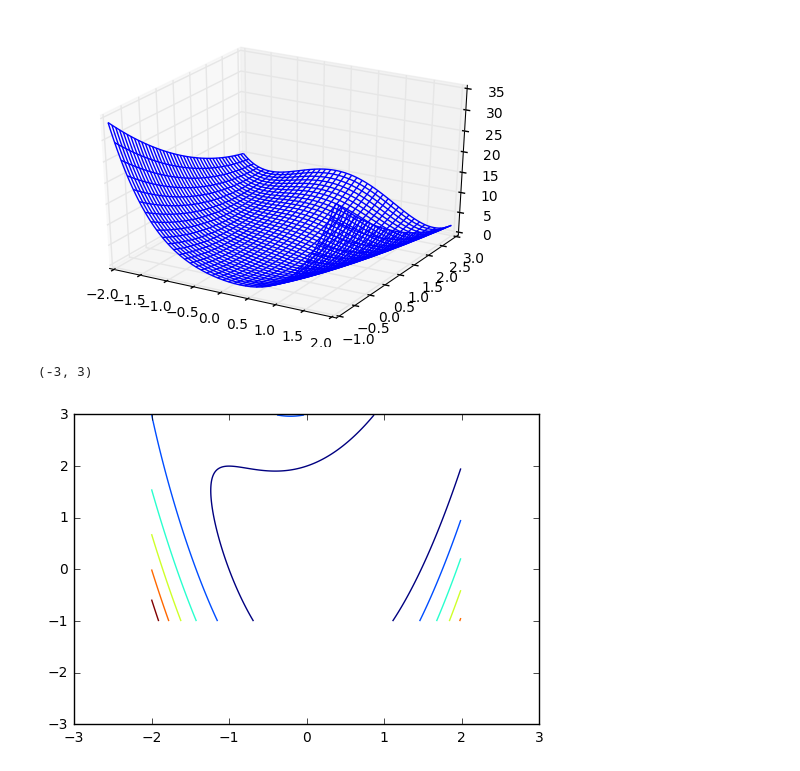
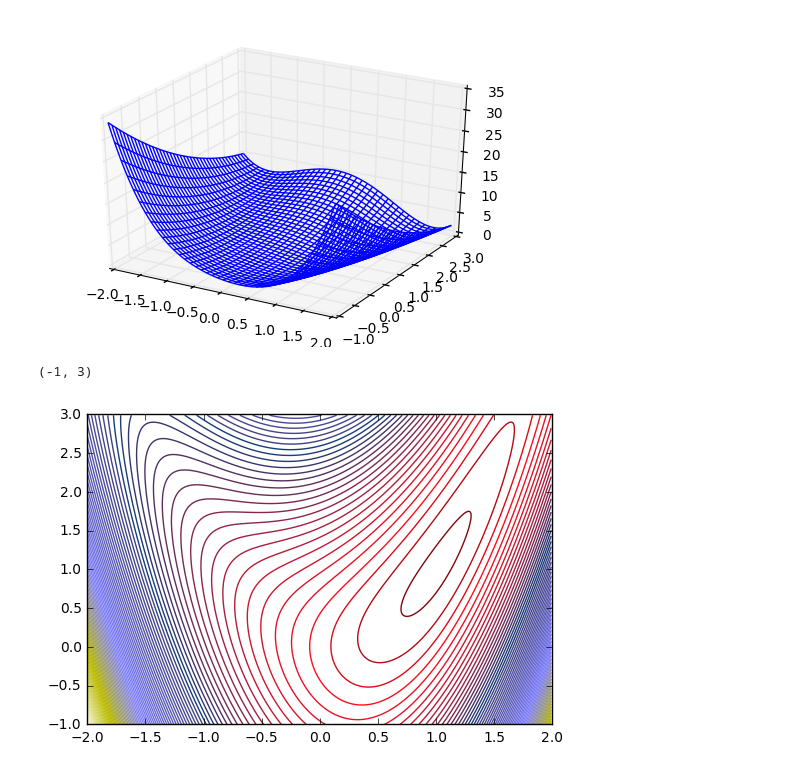
Before and after one commit to inyoot/JST, a Jupyter notebook: Maximum Likelihood Regression.ipynb, the cells around one changed output. Drawn from its saved outputs; the diff is of its cells as text; code cells hidden in the pictures.

Commit message:
add contour map

```diff
--- a/Maximum Likelihood Regression.ipynb
+++ b/Maximum Likelihood Regression.ipynb
@@ -86,12 +86,13 @@ plt.show()
 # %% [output]
 [figure]
 # %%
-CS = plt.contour(X, Y, Z)
-plt.gca().set_xlim([-3,3])
-plt.gca().set_ylim([-3,3])
+levels = np.linspace(-1, 35, 100)
+CS = plt.contour(X, Y, Z, levels =levels, cmap=cm.gist_stern)
+plt.gca().set_xlim([-2,2])
+plt.gca().set_ylim([-1,3])
 
 #manual_locations = [(-1, -1.4), (-0.62, -0.7), (-2, 0.5), (1, 1), (2.0, 1.4), (2.4, 1.7)]
 #plt.clabel(CS, inline=1, fontsize=10, manual=manual_locations)
 # %% [output]
-(-3, 3)
+(-1, 3)
-[figure, old version]
+[figure, new version]
```
Also changed, not shown: parts of 5 cells of this notebook, 1 other file.
